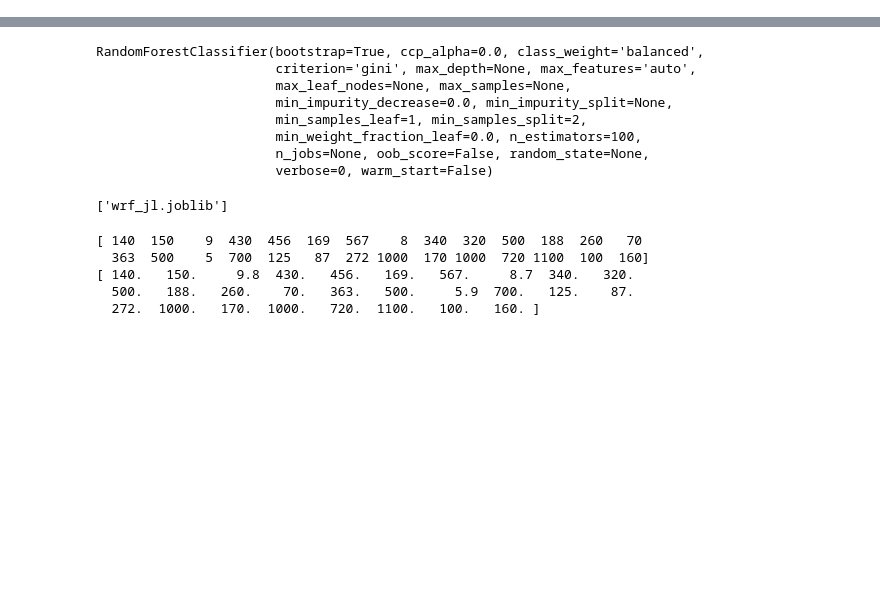
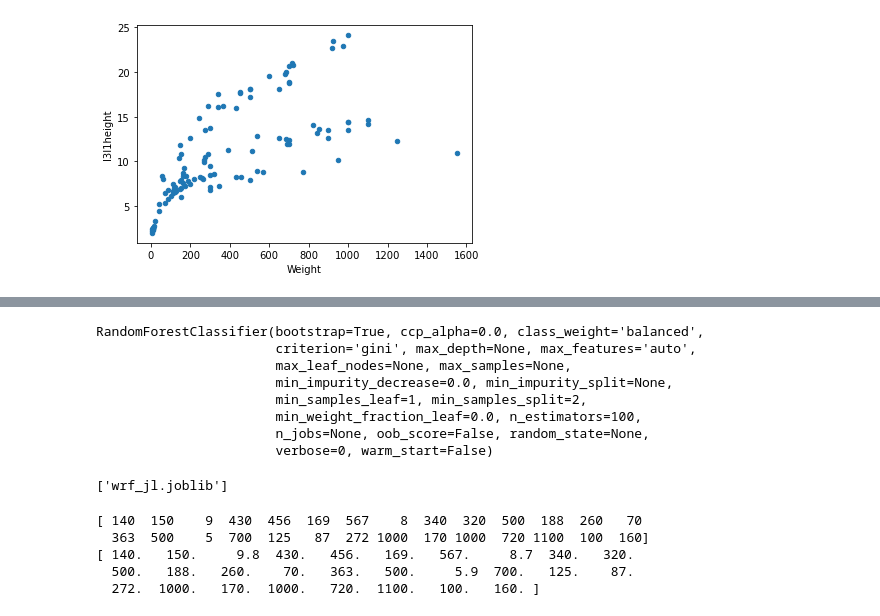
Before and after one commit to ssimmons9212/machine_learning_HW, a Jupyter notebook: Prediction_Codes/Untitled.ipynb, the cells around one changed output, grey strips where cells are left out. Saved outputs shown, nothing was run; the diff lists cells and outputs as text; code cells hidden in the pictures; blank space fills up the shorter version.

```diff
--- a/Prediction_Codes/Untitled.ipynb
+++ b/Prediction_Codes/Untitled.ipynb
@@ -13,0 +37,4 @@ df = pd.read_csv(("fish_participant.csv"))
+# %%
+ax1 = df.plot.scatter(x="Weight", y="l3l1height")
+# %% [output]
+[figure, added]
```
Also changed, not shown: parts of 7 cells of this notebook, 1 other file.
